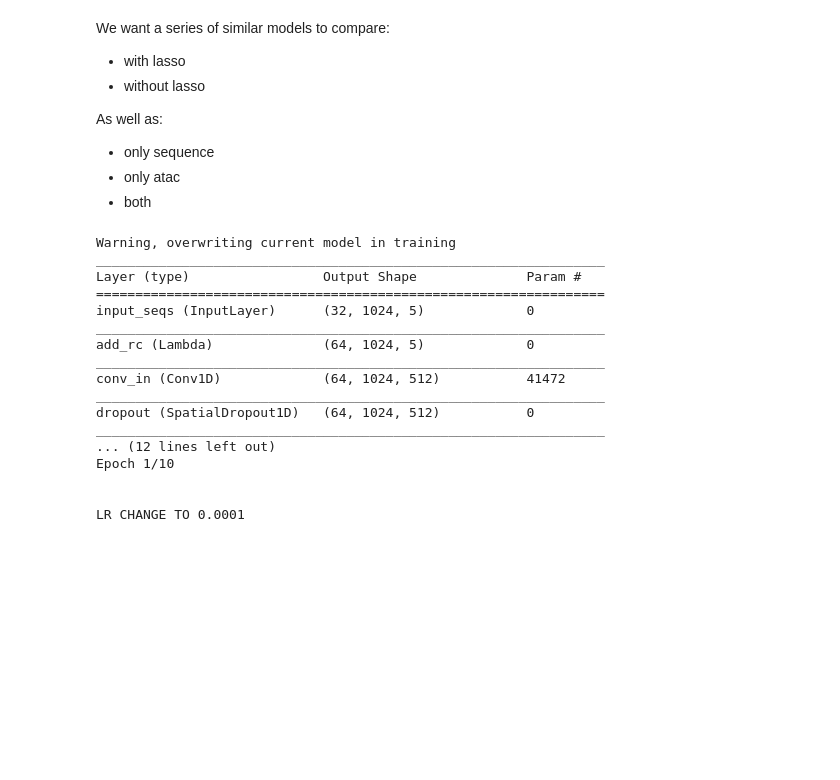
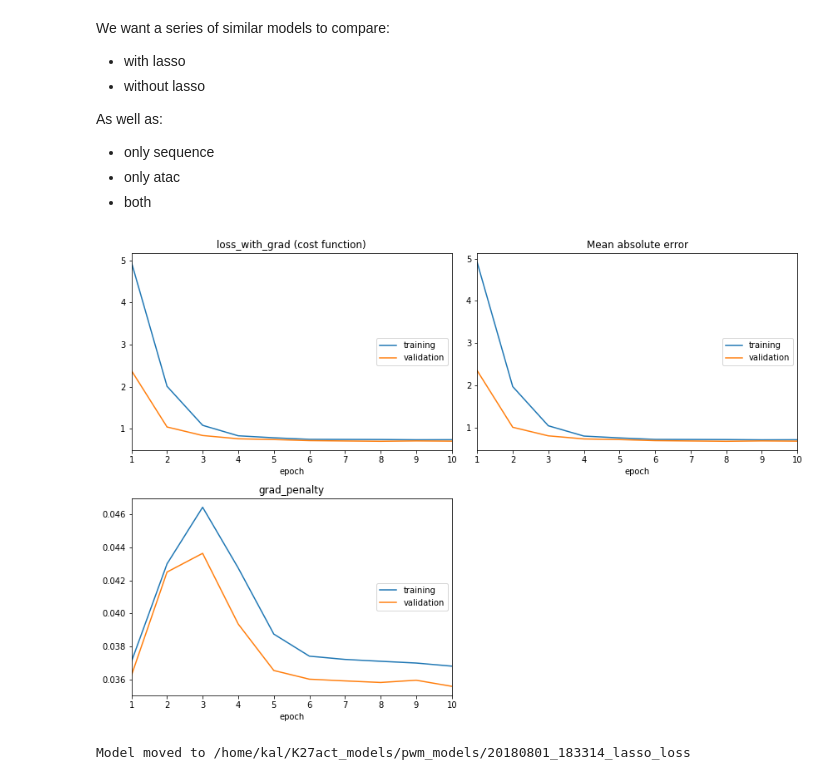
Before and after one commit to kal26/Acessibility_Models, a Jupyter notebook: pwm_models/train_pmw_models.ipynb, the cells around one changed output. Drawn from its saved outputs; the diff is of its cells as text; code cells hidden in the pictures; blank space fills up the shorter version.

```diff
--- a/pwm_models/train_pmw_models.ipynb
+++ b/pwm_models/train_pmw_models.ipynb
@@ -196,25 +196,10 @@ As well as:
 # %%
 out_dir = '/home/kal/K27act_models/pwm_models/'
 
 # full series of models to test
 
-train_model(out_dir, 'mae_loss')
-train_model(out_dir, 'lasso_loss', use_lasso=True)
+training_tools.train_model(out_dir, make_pwm_model, peaks, 'mae_loss')
+training_tools.train_model(out_dir, make_pwm_model, peaks, 'lasso_loss', use_lasso=True)
 # %% [output]
+[figure, added]
-Warning, overwriting current model in training
-_________________________________________________________________
-Layer (type)                 Output Shape              Param #
-=================================================================
-input_seqs (InputLayer)      (32, 1024, 5)             0
-_________________________________________________________________
-add_rc (Lambda)              (64, 1024, 5)             0
-_________________________________________________________________
-conv_in (Conv1D)             (64, 1024, 512)           41472
-_________________________________________________________________
-dropout (SpatialDropout1D)   (64, 1024, 512)           0
-_________________________________________________________________
-... (12 lines left out)
-Epoch 1/10
-
-
-LR CHANGE TO 0.0001
+Model moved to /home/kal/K27act_models/pwm_models/20180801_183314_lasso_loss
```
Also changed, not shown: parts of 5 cells of this notebook, 12 other files.
